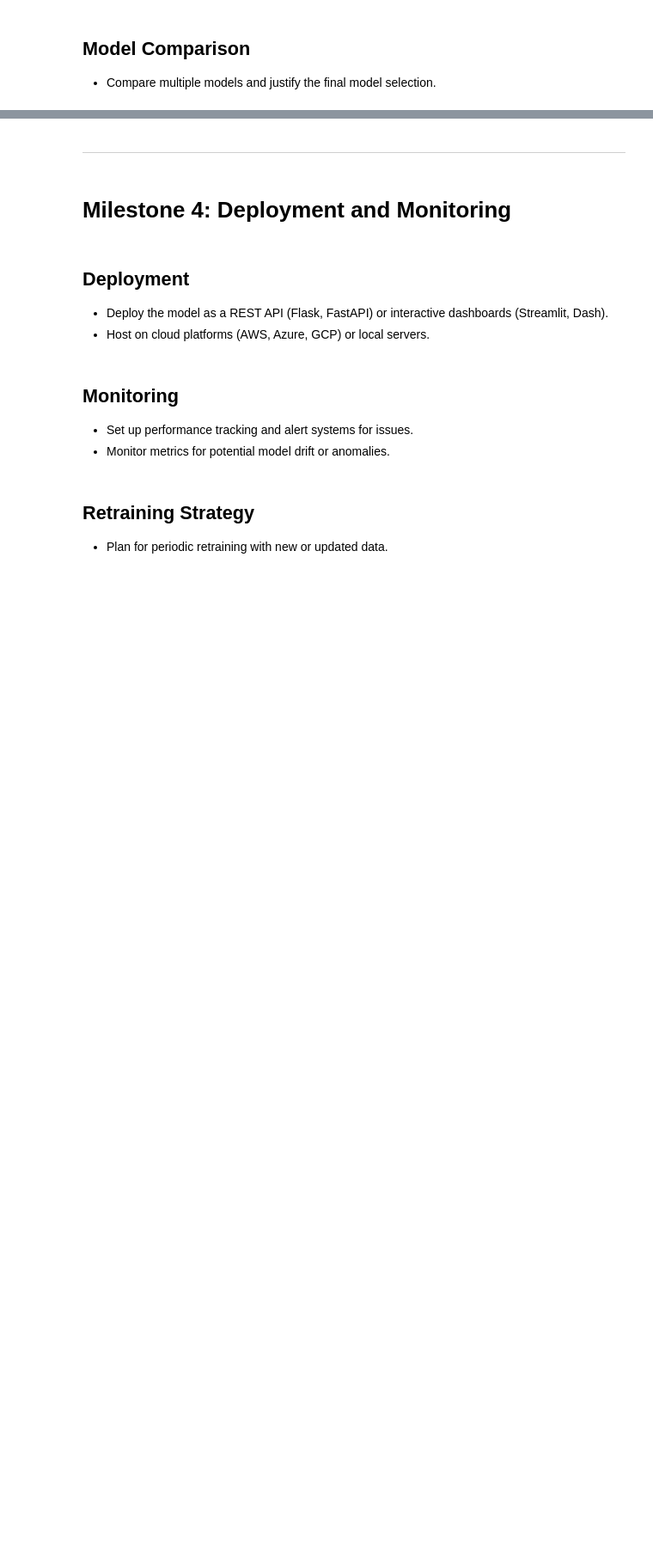
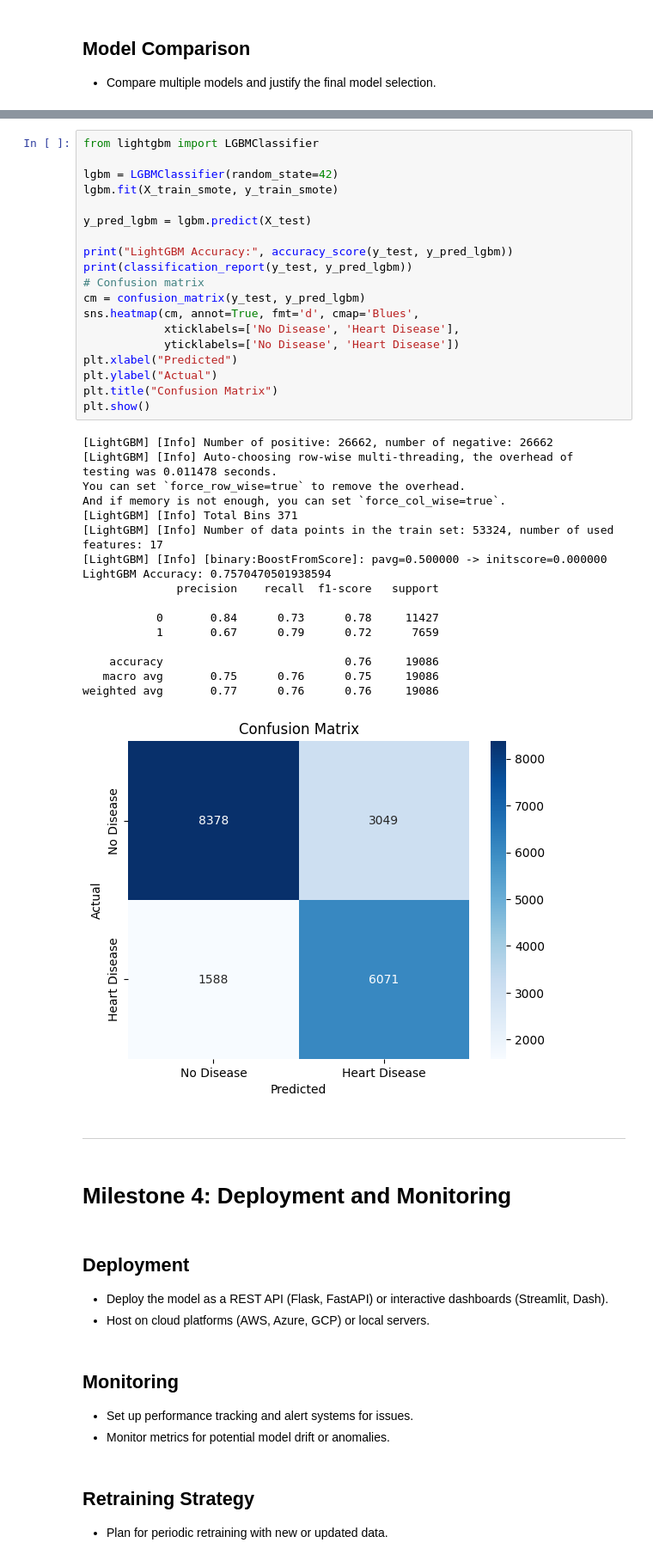
Before and after one commit to saifsame7/Health-Care-predictive-model, a Jupyter notebook: project_notebook_template.ipynb, the cells around one changed output, grey strips where cells are left out. Shown at 86% size. Cells and saved outputs as stored; diff of their text form; blank space fills up the shorter version.

```diff
--- a/project_notebook_template.ipynb
+++ b/project_notebook_template.ipynb
@@ -438,3 +792,40 @@ plt.show()
+# %%
+from lightgbm import LGBMClassifier
+
+lgbm = LGBMClassifier(random_state=42)
+lgbm.fit(X_train_smote, y_train_smote)
+
+y_pred_lgbm = lgbm.predict(X_test)
+
+print("LightGBM Accuracy:", accuracy_score(y_test, y_pred_lgbm))
+print(classification_report(y_test, y_pred_lgbm))
+# Confusion matrix
+cm = confusion_matrix(y_test, y_pred_lgbm)
+sns.heatmap(cm, annot=True, fmt='d', cmap='Blues',
+            xticklabels=['No Disease', 'Heart Disease'],
+            yticklabels=['No Disease', 'Heart Disease'])
+plt.xlabel("Predicted")
+plt.ylabel("Actual")
+plt.title("Confusion Matrix")
+plt.show()
+# %% [output]
+[LightGBM] [Info] Number of positive: 26662, number of negative: 26662
+[LightGBM] [Info] Auto-choosing row-wise multi-threading, the overhead of testing was 0.011478 seconds.
+You can set `force_row_wise=true` to remove the overhead.
+And if memory is not enough, you can set `force_col_wise=true`.
+[LightGBM] [Info] Total Bins 371
+[LightGBM] [Info] Number of data points in the train set: 53324, number of used features: 17
+[LightGBM] [Info] [binary:BoostFromScore]: pavg=0.500000 -> initscore=0.000000
+LightGBM Accuracy: 0.7570470501938594
+              precision    recall  f1-score   support
+
+           0       0.84      0.73      0.78     11427
+           1       0.67      0.79      0.72      7659
+
+    accuracy                           0.76     19086
+   macro avg       0.75      0.76      0.75     19086
+weighted avg       0.77      0.76      0.76     19086
+[figure, added]
 # %% [markdown]
 
 ---
```
Also changed, not shown: parts of 36 cells of this notebook.
